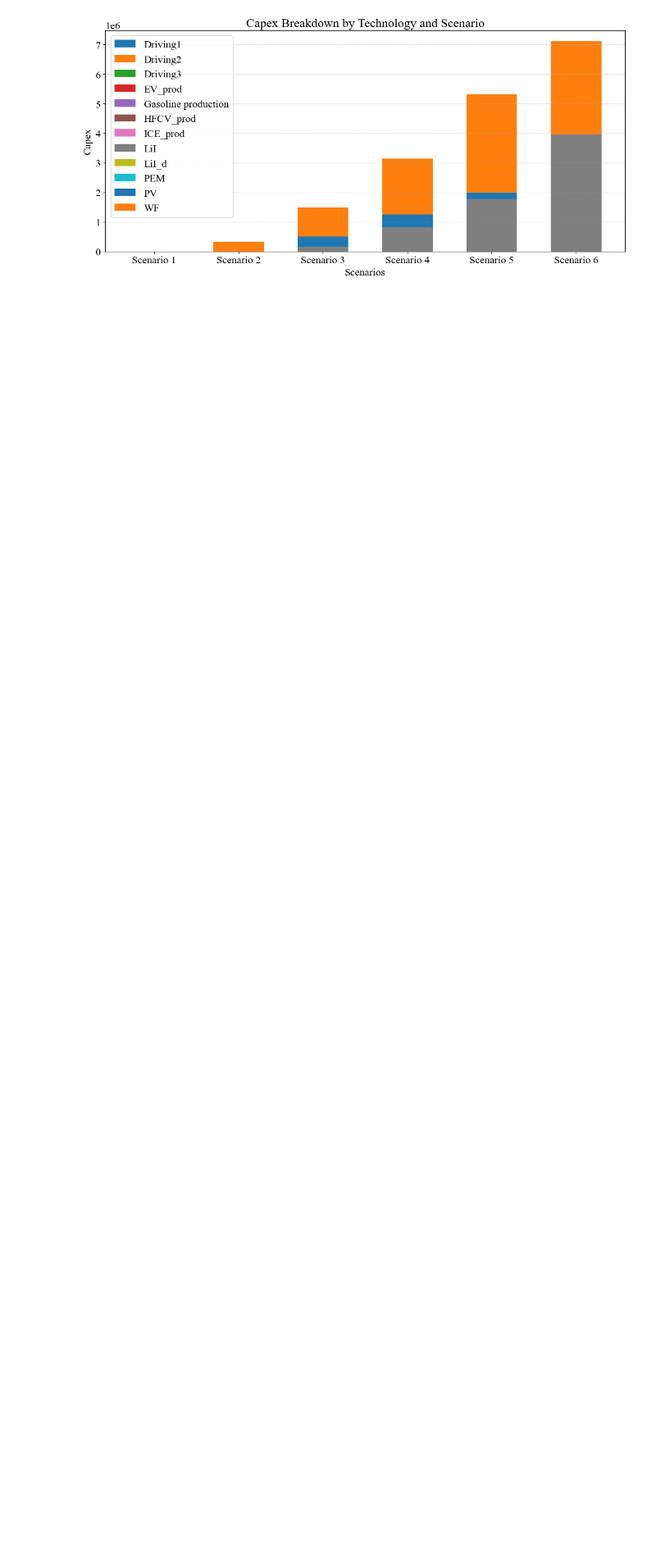
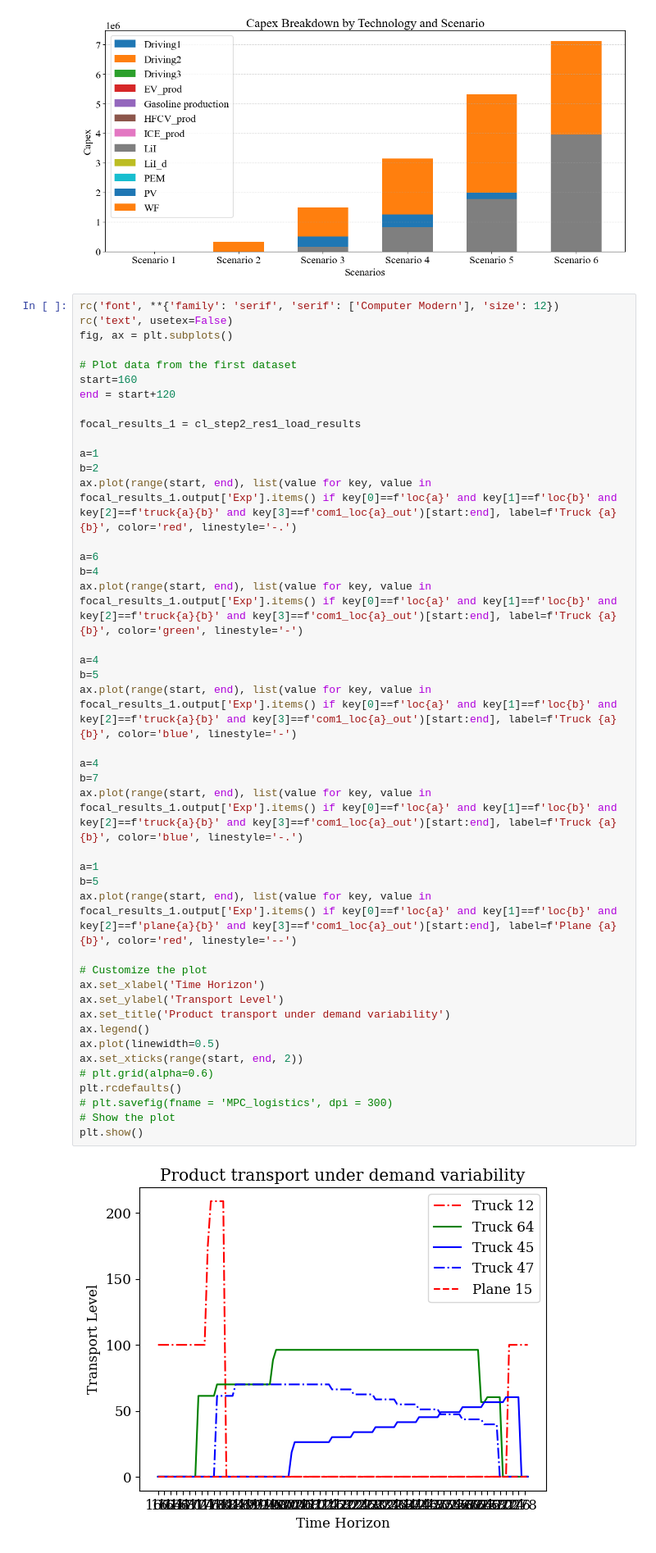
Before and after one commit to shivamvedant/energiapy, a Jupyter notebook: docs/notebooks/supply chain/IRF manuscript/readControl_HPRC.ipynb, the cells around one changed output. Shown at 82% size. Drawn from its saved outputs; the diff is of its cells as text; blank space fills up the shorter version.

```diff
--- a/docs/notebooks/supply chain/IRF manuscript/readControl_HPRC.ipynb
+++ b/docs/notebooks/supply chain/IRF manuscript/readControl_HPRC.ipynb
@@ -1198,3 +1288,48 @@ plt.tight_layout()
 plt.show()
 # %% [output]
 [figure]
+# %%
+rc('font', **{'family': 'serif', 'serif': ['Computer Modern'], 'size': 12})
+rc('text', usetex=False)
+fig, ax = plt.subplots()
+
+# Plot data from the first dataset
+start=160
+end = start+120
+
+focal_results_1 = cl_step2_res1_load_results
+
+a=1
+b=2
+ax.plot(range(start, end), list(value for key, value in focal_results_1.output['Exp'].items() if key[0]==f'loc{a}' and key[1]==f'loc{b}' and key[2]==f'truck{a}{b}' and key[3]==f'com1_loc{a}_out')[start:end], label=f'Truck {a}{b}', color='red', linestyle='-.')
+
+a=6
+b=4
+ax.plot(range(start, end), list(value for key, value in focal_results_1.output['Exp'].items() if key[0]==f'loc{a}' and key[1]==f'loc{b}' and key[2]==f'truck{a}{b}' and key[3]==f'com1_loc{a}_out')[start:end], label=f'Truck {a}{b}', color='green', linestyle='-')
+
+a=4
+b=5
+ax.plot(range(start, end), list(value for key, value in focal_results_1.output['Exp'].items() if key[0]==f'loc{a}' and key[1]==f'loc{b}' and key[2]==f'truck{a}{b}' and key[3]==f'com1_loc{a}_out')[start:end], label=f'Truck {a}{b}', color='blue', linestyle='-')
+
+a=4
+b=7
+ax.plot(range(start, end), list(value for key, value in focal_results_1.output['Exp'].items() if key[0]==f'loc{a}' and key[1]==f'loc{b}' and key[2]==f'truck{a}{b}' and key[3]==f'com1_loc{a}_out')[start:end], label=f'Truck {a}{b}', color='blue', linestyle='-.')
+
+a=1
+b=5
+ax.plot(range(start, end), list(value for key, value in focal_results_1.output['Exp'].items() if key[0]==f'loc{a}' and key[1]==f'loc{b}' and key[2]==f'plane{a}{b}' and key[3]==f'com1_loc{a}_out')[start:end], label=f'Plane {a}{b}', color='red', linestyle='--')
+
+# Customize the plot
+ax.set_xlabel('Time Horizon')
+ax.set_ylabel('Transport Level')
+ax.set_title('Product transport under demand variability')
+ax.legend()
+ax.plot(linewidth=0.5)
+ax.set_xticks(range(start, end, 2))
+# plt.grid(alpha=0.6)
+plt.rcdefaults()
+# plt.savefig(fname = 'MPC_logistics', dpi = 300)
+# Show the plot
+plt.show()
+# %% [output]
+[figure, added]
```
Also changed, not shown: parts of 16 cells of this notebook, 1 other file.
